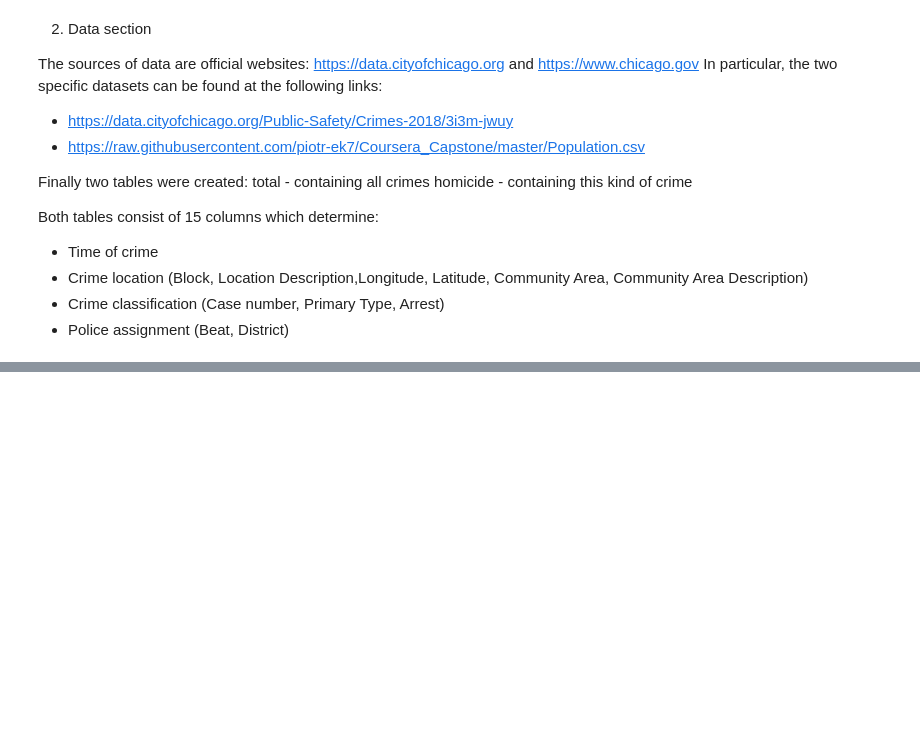
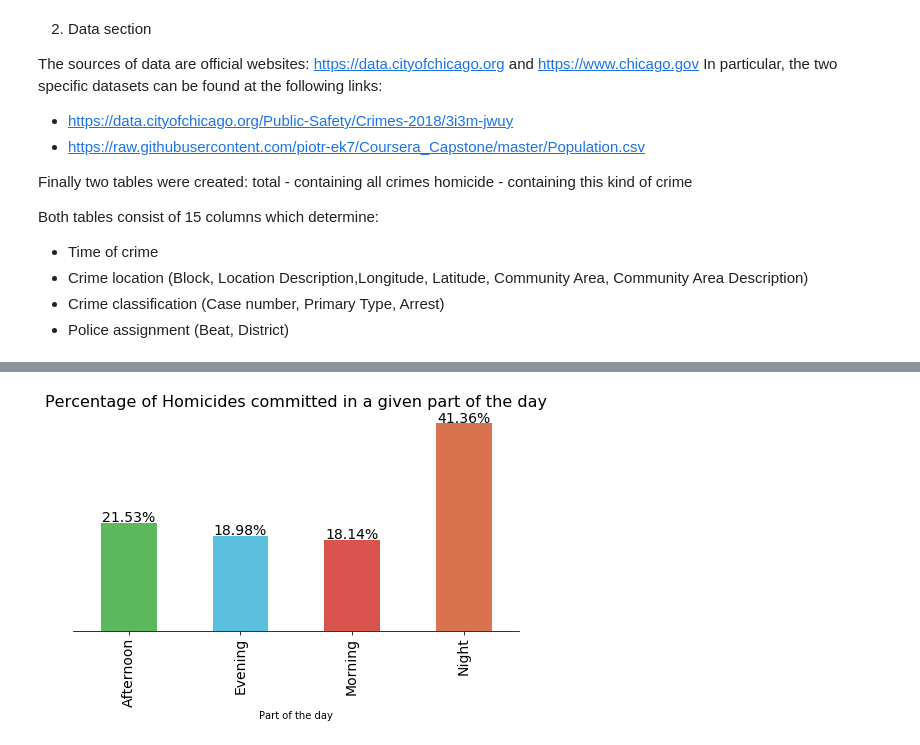
Before and after one commit to ngaliatsos/coursera-capstone-project, a Jupyter notebook: Capstone: The Battle of neighbourhood.ipynb, the cells around one changed output, grey strips where cells are left out. Saved outputs shown, nothing was run; the diff lists cells and outputs as text; code cells hidden in the pictures; blank space fills up the shorter version.

```diff
--- a/Capstone: The Battle of neighbourhood.ipynb
+++ b/Capstone: The Battle of neighbourhood.ipynb
@@ -28,0 +122,3 @@ Both tables consist of 15 columns which determine:
+# %%
+df = df[['Case Number','Season','Part of the day','Primary Type','Description','Block','Location Description','Arrest','Beat','District','Community Area','Community Area Description','Community Area Population','Latitude','Longitude']] #set a column order
+df.head()
@@ -28,0 +132,7 @@ Both tables consist of 15 columns which determine:
+# %%
+total = df.dropna(how="any", inplace=False) #clean missing data
+total = total.reset_index(drop=True)
+total['Community Area Population']= total['Community Area Population'].astype('int32')
+total['Community Area']= total['Community Area'].astype('int32')
+# Final Data Table
+total.head()
@@ -28,0 +146,4 @@ Both tables consist of 15 columns which determine:
+# %%
+# Final Data Table for Homicide
+homicide = total[total['Primary Type']=='HOMICIDE']
+homicide.head()
@@ -28,0 +229,5 @@ Both tables consist of 15 columns which determine:
+# %%
+time_partofday= homicide[['Part of the day',"Case Number"]].groupby(["Part of the day"]).count()
+time_partofday['Percentage']= round(time_partofday['Case Number']/(homicide['Case Number'].count())*100,2)
+time_partofday.columns=["Number of homicides",'Percentage']
+time_partofday
@@ -28,0 +241,18 @@ Both tables consist of 15 columns which determine:
+# %%
+%matplotlib inline
+
+import matplotlib as mpl
+
+color_list =['#5cb85c','#5bc0de','#d9534f','#d9734f']
+
+ax=time_partofday['Percentage'].plot(kind="bar",figsize=(8, 4),width =0.5,color=color_list,fontsize=14)
+ax.set_title("Percentage of Homicides committed in a given part of the day",fontsize=16 )
+ax.spines['top'].set_visible(False)
+ax.spines['right'].set_visible(False)
+ax.spines['left'].set_visible(False)
+ax.get_yaxis().set_visible(False)
+
+for i in ax.patches:
+    ax.annotate('{:.2f}%'.format(i.get_height()), (i.get_x() + i.get_width() / 2., i.get_height()), ha = 'center', va = 'center', xytext = (0, 5), textcoords = 'offset points',fontsize=14)
+# %% [output]
+[figure, added]
```
Also changed, not shown: parts of 35 cells of this notebook.
